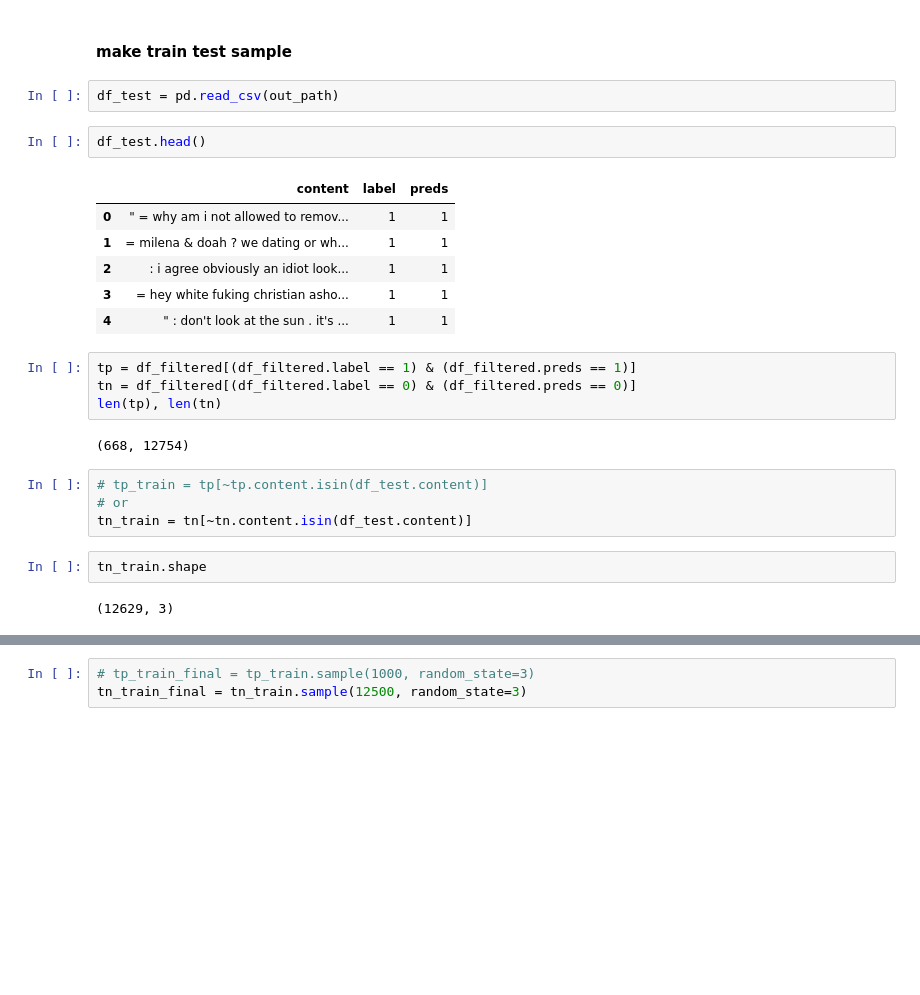
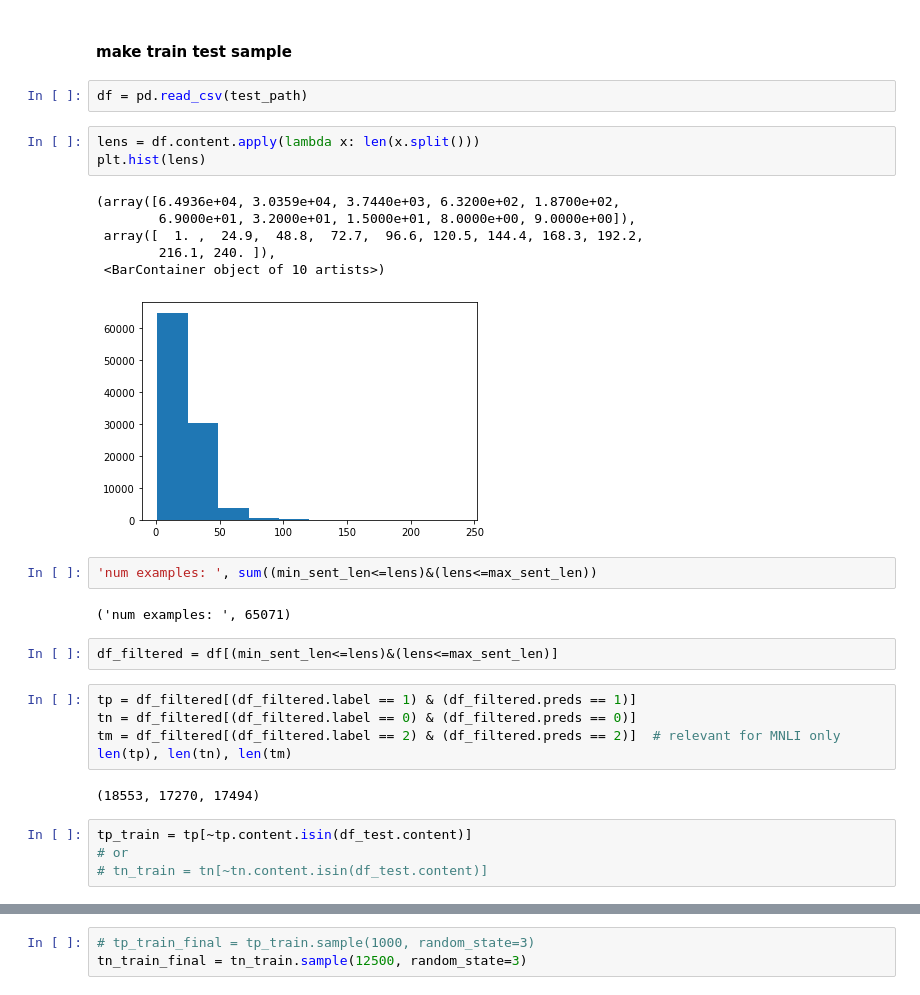
Before and after one commit to gallilmaimon/LUNATC, a Jupyter notebook: data/preprocess data.ipynb, the cells around one changed output, grey strips where cells are left out. Drawn from its saved outputs; the diff is of its cells as text; blank space fills up the shorter version.

```diff
--- a/data/preprocess data.ipynb
+++ b/data/preprocess data.ipynb
@@ -453,27 +510,31 @@ df_final.to_csv(out_path, index=False)
 # %% [markdown]
 #### make train test sample
 # %%
-df_test = pd.read_csv(out_path)
+df = pd.read_csv(test_path)
-# %%
-df_test.head()
-# %% [output]
-|  | content | label | preds |
-| 0 | " = why am i not allowed to remov... | 1 | 1 |
-| 1 | = milena & doah ? we dating or wh... | 1 | 1 |
-| 2 | : i agree obviously an idiot look... | 1 | 1 |
-| 3 | = hey white fuking christian asho... | 1 | 1 |
-| 4 | " : don't look at the sun . it's ... | 1 | 1 |
+# %%
+lens = df.content.apply(lambda x: len(x.split()))
+plt.hist(lens)
+# %% [output]
+(array([6.4936e+04, 3.0359e+04, 3.7440e+03, 6.3200e+02, 1.8700e+02,
+        6.9000e+01, 3.2000e+01, 1.5000e+01, 8.0000e+00, 9.0000e+00]),
+ array([  1. ,  24.9,  48.8,  72.7,  96.6, 120.5, 144.4, 168.3, 192.2,
+        216.1, 240. ]),
+ <BarContainer object of 10 artists>)
+[figure, added]
+# %%
+'num examples: ', sum((min_sent_len<=lens)&(lens<=max_sent_len))
+# %% [output]
+('num examples: ', 65071)
+# %%
+df_filtered = df[(min_sent_len<=lens)&(lens<=max_sent_len)]
 # %%
 tp = df_filtered[(df_filtered.label == 1) & (df_filtered.preds == 1)]
 tn = df_filtered[(df_filtered.label == 0) & (df_filtered.preds == 0)]
-len(tp), len(tn)
+tm = df_filtered[(df_filtered.label == 2) & (df_filtered.preds == 2)]  # relevant for MNLI only
+len(tp), len(tn), len(tm)
 # %% [output]
-(668, 12754)
+(18553, 17270, 17494)
 # %%
-# tp_train = tp[~tp.content.isin(df_test.content)]
+tp_train = tp[~tp.content.isin(df_test.content)]
 # or
-tn_train = tn[~tn.content.isin(df_test.content)]
+# tn_train = tn[~tn.content.isin(df_test.content)]
-# %%
-tn_train.shape
-# %% [output]
-(12629, 3)
```
Also changed, not shown: parts of 34 cells of this notebook, 8 other files.
